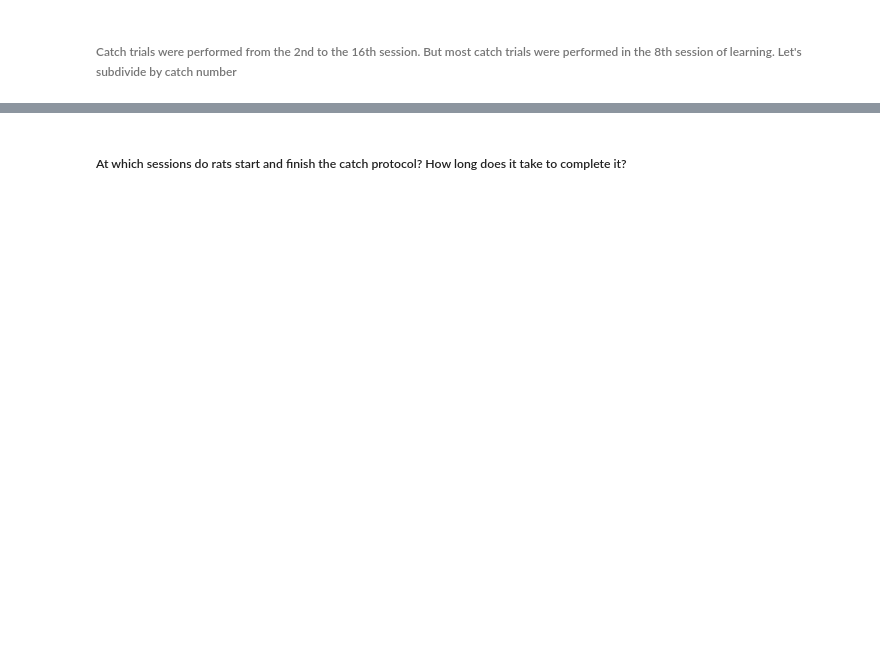
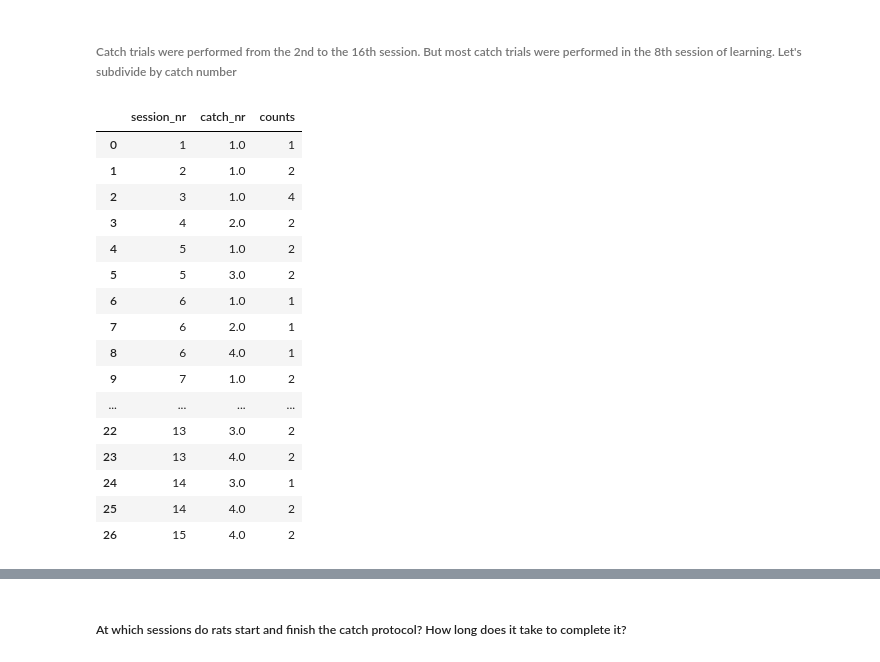
Before and after one commit to anasofiacc/EGO_ALLO_DNMP, a Jupyter notebook: Behavioral protocol characterization.ipynb, the cells around one changed output, grey strips where cells are left out. Cells and saved outputs as stored; diff of their text form; code cells hidden in the pictures; blank space fills up the shorter version.

```diff
--- a/Behavioral protocol characterization.ipynb
+++ b/Behavioral protocol characterization.ipynb
@@ -32,5 +31,24 @@ sns.despine()
 # %% [markdown]
 ###### Catch trials were performed from the 2nd to the 16th session. But most catch trials were performed in the 8th session of learning. Let's subdivide by catch number
 # %%
-session_counts_by_catch_nr=catch.groupby(['session_nr','catch_nr'])['outcome'].count().reset_index()
+session_counts_by_catch_nr=catch.groupby(['session_nr', 'catch_nr'])['outcome'].count().reset_index()
 session_counts_by_catch_nr = session_counts_by_catch_nr.rename(columns={'outcome':'counts'})
+session_counts_by_catch_nr
+# %% [output]
+|  | session_nr | catch_nr | counts |
+| 0 | 1 | 1.0 | 1 |
+| 1 | 2 | 1.0 | 2 |
+| 2 | 3 | 1.0 | 4 |
+| 3 | 4 | 2.0 | 2 |
+| 4 | 5 | 1.0 | 2 |
+| 5 | 5 | 3.0 | 2 |
+| 6 | 6 | 1.0 | 1 |
+| 7 | 6 | 2.0 | 1 |
+| 8 | 6 | 4.0 | 1 |
+| 9 | 7 | 1.0 | 2 |
+| ... | ... | ... | ... |
+| 22 | 13 | 3.0 | 2 |
+| 23 | 13 | 4.0 | 2 |
+| 24 | 14 | 3.0 | 1 |
+| 25 | 14 | 4.0 | 2 |
+| 26 | 15 | 4.0 | 2 |
```
Also changed, not shown: parts of 7 cells of this notebook, 32 other files.
